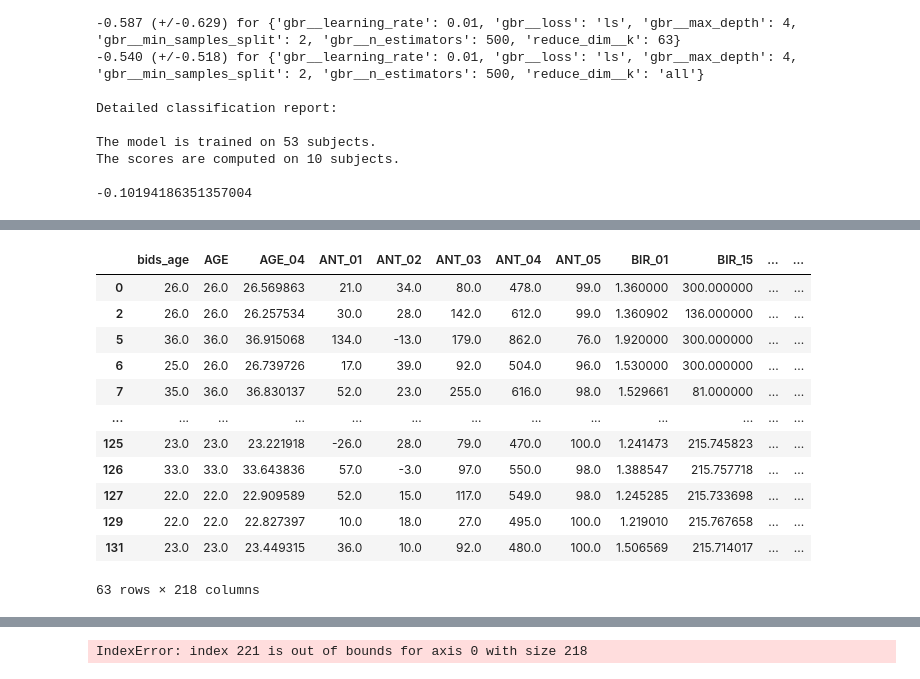
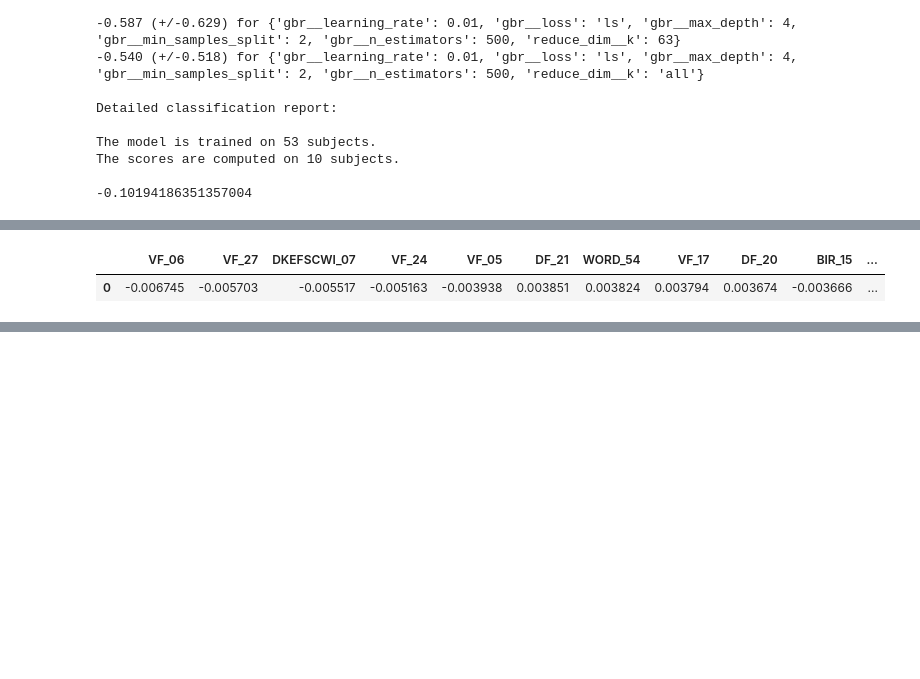
Before and after one commit to Qonrad/2020capstone, a Jupyter notebook: Learning.ipynb, the cells around one changed output, grey strips where cells are left out. Saved outputs shown, nothing was run; the diff lists cells and outputs as text; code cells hidden in the pictures; blank space fills up the shorter version.

```diff
--- a/Learning.ipynb
+++ b/Learning.ipynb
@@ -311,6 +311,8 @@ ydf = ydf[[DEPENDENT_VARIABLE]]
 
 if USE_NUMERICAL_PSYCHOMETRICS:
     numerical_psychometrics = pd.read_csv('./imputed_numerical_psychometrics.csv')
+    numerical_count = len(numerical_psychometrics.columns) - 1 #subtracting by 1 to account for ID column (which will be removed)
+#     display(numerical_psychometrics)
     ydf = pd.merge(ydf, numerical_psychometrics, how='left', on='ID')
 
 if USE_CATEGORICAL_PSYCHOMETRICS:
@@ -343,20 +345,28 @@ ydf['binarized_dependent'] = ydf[DEPENDENT_VARIABLE].map(categorize)
 
 y = ydf['binarized_dependent'].values
 ydf.drop(columns=[DEPENDENT_VARIABLE, 'ID', 'binarized_dependent'], inplace=True)
-display(ydf)
+# display(ydf)
 X = ydf
 
 
-# pd.set_option('display.max_rows', None)
-# pd.set_option('display.max_columns', None)
-# pd.set_option('display.width', None)
-# pd.set_option('display.max_colwidth', None)
+pd.set_option('display.max_rows', None)
+pd.set_option('display.max_columns', None)
+pd.set_option('display.width', None)
+pd.set_option('display.max_colwidth', None)
 # display(X)
 
 # run preprocessor
 # We create the preprocessing pipelines for both numeric and categorical data.
-feats = len(X.columns)
+# for c in X.columns:
+#     print(c)
+
+
+
+featnames = X.columns
+feats = len(featnames)
 subs = len(y)
+
+
 
 numeric_features = numerical_psychometrics.drop(columns=['ID']).columns
 numeric_transformer = Pipeline(steps=[
@@ -374,7 +384,6 @@ preprocessor = ColumnTransformer(
 
 X = preprocessor.fit_transform(X)
 
-display(X)
 
 splitnum = 0
 from sklearn.model_selection import LeaveOneOut
@@ -401,14 +410,9 @@ for train_index, test_index in loo.split(X):
     print("Best parameters set found on development set:", clf.best_params_)
     y_true, y_pred = y_test, clf.predict(X_test)
     if y_true == y_pred:
-#         print("Algorithm was correct.")
         correct_results += 1
     else:
-#         print("Algorithm was incorrect.")
         incorrect_results += 1
-
-#     print(clf.best_score_)
-#     print(clf.score)
     print(clf.decision_function(X_test))
     scores += [clf.decision_function(X_test)[0]]
     tests += [y_true[0]]
@@ -425,7 +429,6 @@ print("AUC score =", roc_auc_score(tests, scores))
 
 corrects = (tests == preds)
 actually_good = (tests == 'responder')
-# actually_good = (tests == 'responder')
 print(corrects)
 print(actually_good)
 print(np.sum(np.bitwise_and(actually_good, corrects)), "of the correct results were responders")
@@ -441,13 +444,31 @@ print(np.sum(np.bitwise_and((~actually_good), (~corrects))), "of the incorrect r
 
 
 finalsvc = SVC(C= clf.best_params_['C'], kernel='linear')
-print(X)
-print(y)
 finalsvc.fit(X, y)
-print(ydf.columns)
-print(finalsvc.coef_)
-# display(pd.DataFrame())
-sorted_a = np.argsort(np.abs(finalsvc.coef_[0:214]))
-print(ydf.columns[sorted_a[0:10]])
+coefs = finalsvc.coef_[0]
+coefs_labels = []
+sorted_vals = np.argsort(np.abs(coefs), axis = 0)
+if USE_NUMERICAL_PSYCHOMETRICS:
+#     print("coefficients from the final run of the SVC, should be slightly different each time, but probably not a big difference")
+#     print(coefs)
+    for feature in range(len(coefs)):
+        if feature < numerical_count:
+#             print(sorted_vals[feature])
+#             print(feature, sorted_vals[feature], coefs[feature], featnames[feature])
+            coefs_labels += [featnames[feature]]
+        else:
+#             print(feature, sorted_vals[feature], coefs[feature], "non-numerical feature")
+            coefs_labels += ["non-numerical feature" + str(feature)]
+# print(coefs_labels)
+coefs_labels = np.asarray(coefs_labels)
+coefs_labels = np.flip(coefs_labels[sorted_vals], axis=0)
+coefs = np.flip(coefs[sorted_vals], axis=0)
+print(coefs)
+print(coefs_labels)
+coefs_with_labels = pd.DataFrame(data=np.array([coefs]), columns=coefs_labels)
+display(coefs_with_labels)
+coefs_with_labels.to_csv("./feature_coefficients_control.csv", index=False)
+
+# print(ydf.columns[sorted_a[0:10]])
 # %% [output]
 Sanity Check
@@ -455,13 +491,2 @@ Spearman r = -0.4328034210059029 R2 =  0.18731880123441283 p =  0.00039601328512
-|  | bids_age | AGE | AGE_04 | ANT_01 | ANT_02 | ANT_03 | ANT_04 | ANT_05 | BIR_01 | BIR_15 | ... | ... |
-| 0 | 26.0 | 26.0 | 26.569863 | 21.0 | 34.0 | 80.0 | 478.0 | 99.0 | 1.360000 | 300.000000 | ... | ... |
-| 2 | 26.0 | 26.0 | 26.257534 | 30.0 | 28.0 | 142.0 | 612.0 | 99.0 | 1.360902 | 136.000000 | ... | ... |
-| 5 | 36.0 | 36.0 | 36.915068 | 134.0 | -13.0 | 179.0 | 862.0 | 76.0 | 1.920000 | 300.000000 | ... | ... |
-| 6 | 25.0 | 26.0 | 26.739726 | 17.0 | 39.0 | 92.0 | 504.0 | 96.0 | 1.530000 | 300.000000 | ... | ... |
-| 7 | 35.0 | 36.0 | 36.830137 | 52.0 | 23.0 | 255.0 | 616.0 | 98.0 | 1.529661 | 81.000000 | ... | ... |
-| ... | ... | ... | ... | ... | ... | ... | ... | ... | ... | ... | ... | ... |
-| 125 | 23.0 | 23.0 | 23.221918 | -26.0 | 28.0 | 79.0 | 470.0 | 100.0 | 1.241473 | 215.745823 | ... | ... |
-| 126 | 33.0 | 33.0 | 33.643836 | 57.0 | -3.0 | 97.0 | 550.0 | 98.0 | 1.388547 | 215.757718 | ... | ... |
-| 127 | 22.0 | 22.0 | 22.909589 | 52.0 | 15.0 | 117.0 | 549.0 | 98.0 | 1.245285 | 215.733698 | ... | ... |
-| 129 | 22.0 | 22.0 | 22.827397 | 10.0 | 18.0 | 27.0 | 495.0 | 100.0 | 1.219010 | 215.767658 | ... | ... |
-| 131 | 23.0 | 23.0 | 23.449315 | 36.0 | 10.0 | 92.0 | 480.0 | 100.0 | 1.506569 | 215.714017 | ... | ... |
+|  | VF_06 | VF_27 | DKEFSCWI_07 | VF_24 | VF_05 | DF_21 | WORD_54 | VF_17 | DF_20 | BIR_15 | ... |
+| 0 | -0.006745 | -0.005703 | -0.005517 | -0.005163 | -0.003938 | 0.003851 | 0.003824 | 0.003794 | 0.003674 | -0.003666 | ... |
-63 rows × 218 columns
@@ -498 +492,0 @@ Best parameters set found on development set: {'C': 0.05, 'kernel': 'linear'}
-IndexError: index 221 is out of bounds for axis 0 with size 218
```
Also changed, not shown: parts of 1 cell of this notebook, 1 other file.
